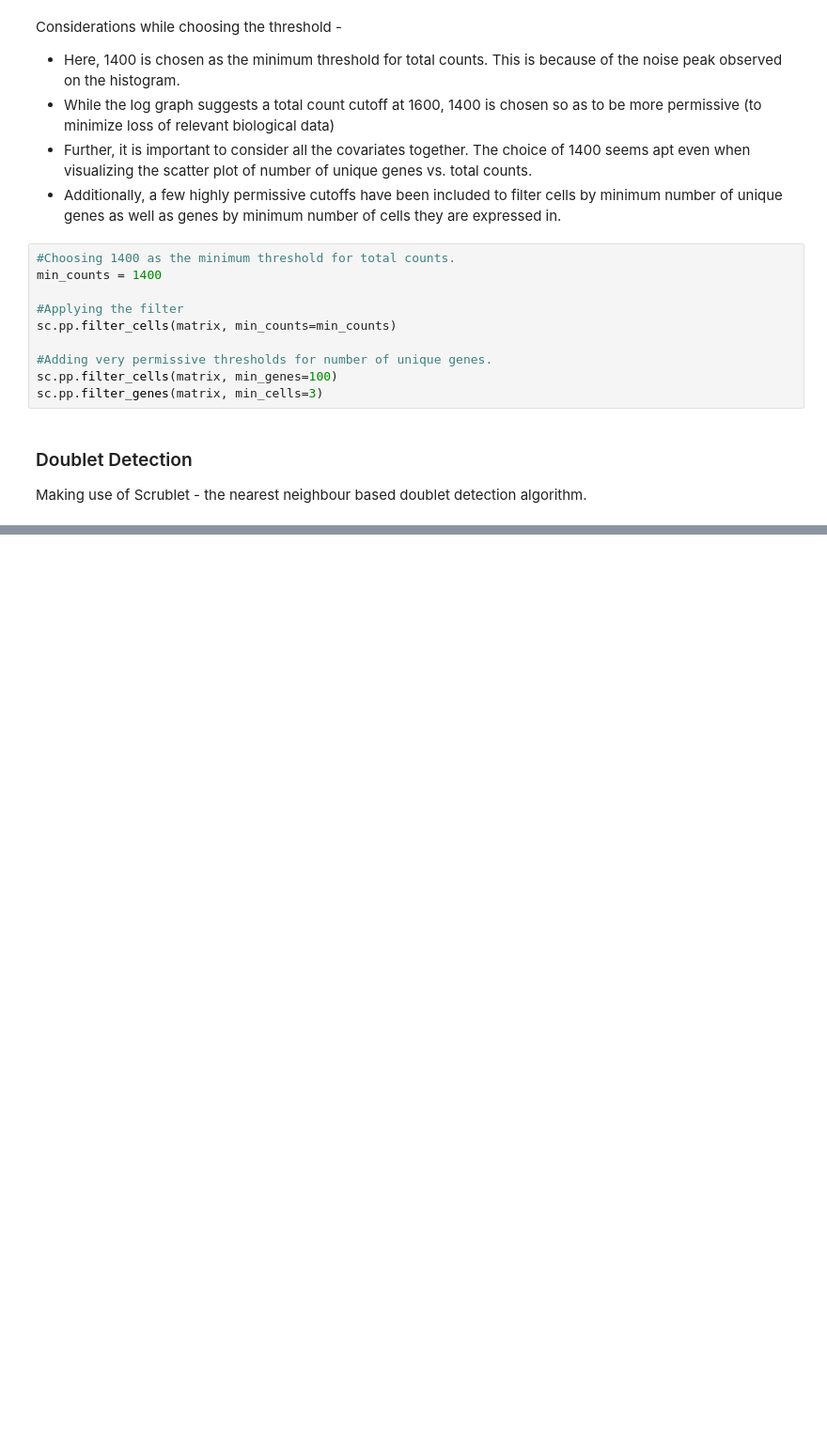
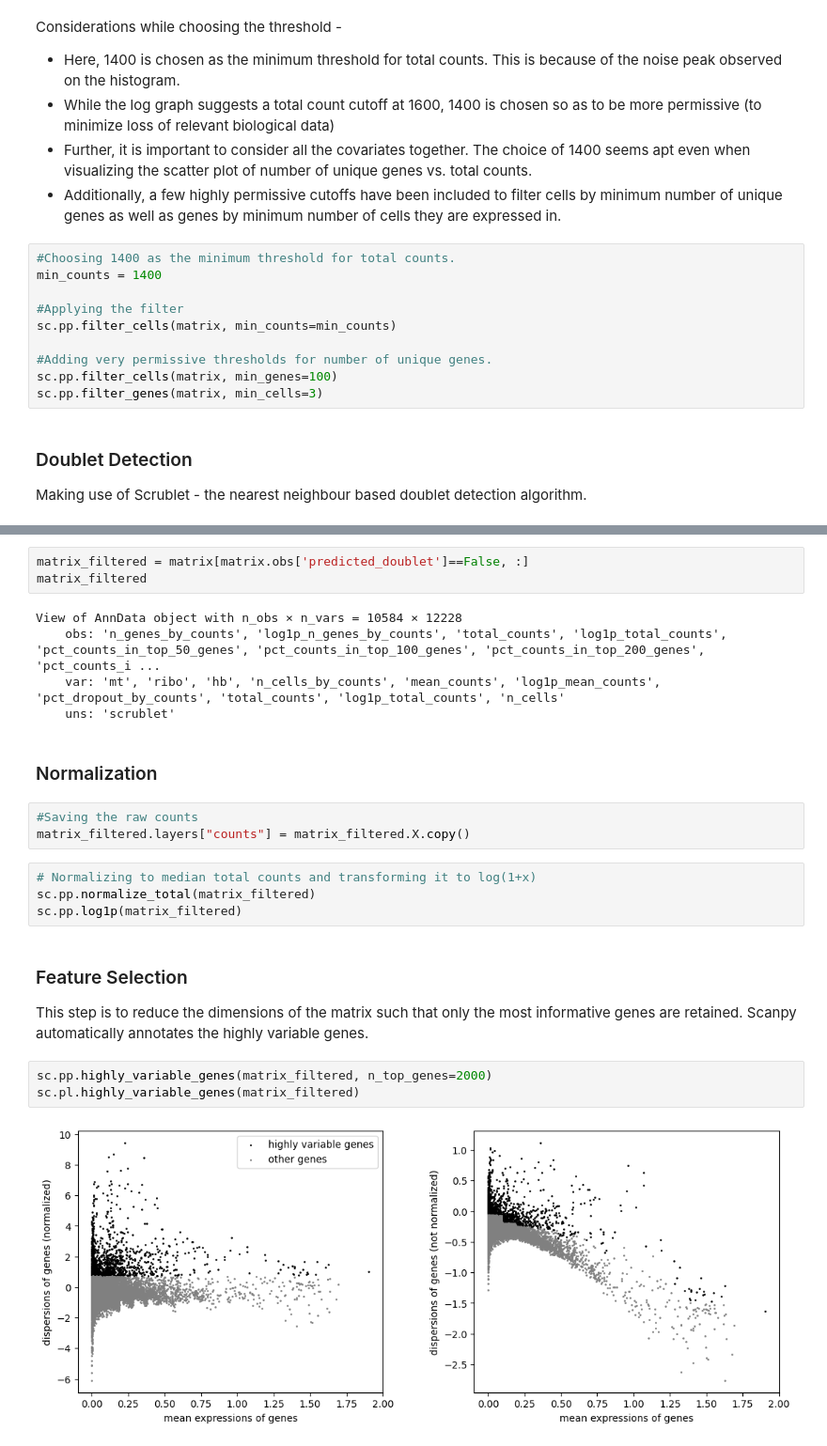
Before and after one commit to Advaith-Kannan/Computational-Genomics, a Jupyter notebook: Assignment-1/Notebook1.ipynb, the cells around one changed output, grey strips where cells are left out. Shown at 94% size. Saved outputs shown, nothing was run; the diff lists cells and outputs as text; blank space fills up the shorter version.

Commit message:
DD, Normalization and Feature Selection

```diff
--- a/Assignment-1/Notebook1.ipynb
+++ b/Assignment-1/Notebook1.ipynb
@@ -167,0 +176,25 @@ Making use of Scrublet - the nearest neighbour based doublet detection algorithm
+# %%
+matrix_filtered = matrix[matrix.obs['predicted_doublet']==False, :]
+matrix_filtered
+# %% [output]
+View of AnnData object with n_obs × n_vars = 10584 × 12228
+    obs: 'n_genes_by_counts', 'log1p_n_genes_by_counts', 'total_counts', 'log1p_total_counts', 'pct_counts_in_top_50_genes', 'pct_counts_in_top_100_genes', 'pct_counts_in_top_200_genes', 'pct_counts_i ...
+    var: 'mt', 'ribo', 'hb', 'n_cells_by_counts', 'mean_counts', 'log1p_mean_counts', 'pct_dropout_by_counts', 'total_counts', 'log1p_total_counts', 'n_cells'
+    uns: 'scrublet'
+# %% [markdown]
+### Normalization
+# %%
+#Saving the raw counts
+matrix_filtered.layers["counts"] = matrix_filtered.X.copy()
+# %%
+# Normalizing to median total counts and transforming it to log(1+x)
+sc.pp.normalize_total(matrix_filtered)
+sc.pp.log1p(matrix_filtered)
+# %% [markdown]
+### Feature Selection
+This step is to reduce the dimensions of the matrix such that only the most informative genes are retained. Scanpy automatically annotates the highly variable genes.
+# %%
+sc.pp.highly_variable_genes(matrix_filtered, n_top_genes=2000)
+sc.pl.highly_variable_genes(matrix_filtered)
+# %% [output]
+[figure, added]
```
Also changed, not shown: parts of 3 cells of this notebook.
